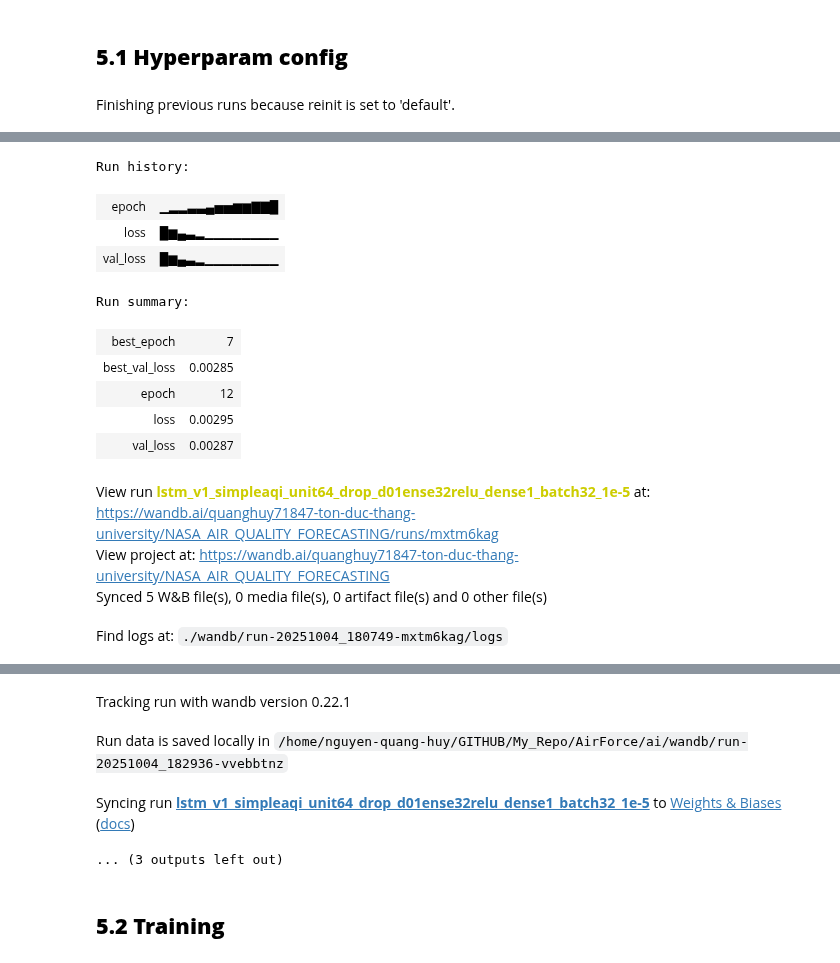
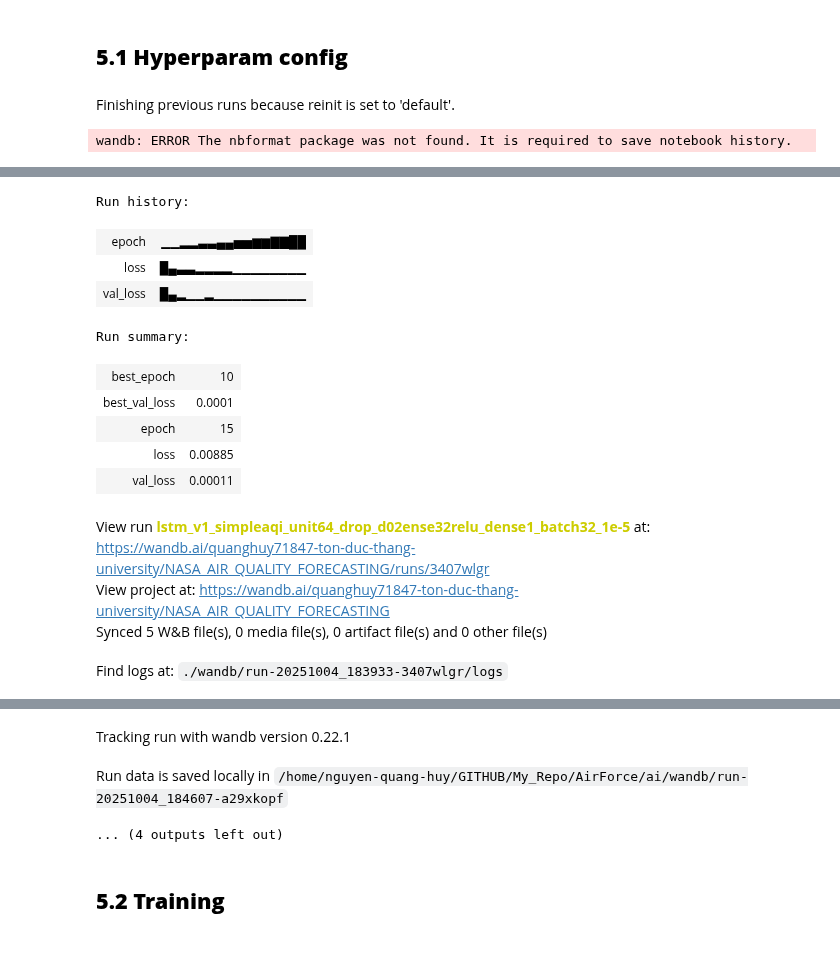
Before and after one commit to DanielNguyen-05/AirForce, a Jupyter notebook: ai/lstm_v1.ipynb, the cells around one changed output, grey strips where cells are left out. Drawn from its saved outputs; the diff is of its cells as text; code cells hidden in the pictures.

```diff
--- a/ai/lstm_v1.ipynb
+++ b/ai/lstm_v1.ipynb
@@ -369,39 +385,39 @@ X_train, X_test, y_train, y_test, dates_train, dates_test = train_test_split(
 # %% [markdown]
 ## **5.1 Hyperparam config**
 # %%
-wandb.init(project="NASA_AIR_QUALITY_FORECASTING", name="lstm_v1_simpleaqi_unit64_drop_d01ense32relu_dense1_batch32_1e-5",     config={
+wandb.init(project="NASA_AIR_QUALITY_FORECASTING", name="lstm_v1_simpleaqi_unit64_drop_d02ense32relu_dense1_batch32_1e-5",     config={
         "model": "LSTM",
         "units": 64,
-        "dropout": 0.1,
+        "dropout": 0.2,
         "batch_size": 32,
         "epochs": 50,
         "dense_units": 32,
         "loss": "mse",
         "optimizer": "adam",
         "learning_rate": 1e-5
     })
 # %% [output]
 Finishing previous runs because reinit is set to 'default'.
+wandb: ERROR The nbformat package was not found. It is required to save notebook history.
 [interactive output not drawn]
-Run history:
+Run history:
-| epoch | ▁▂▂▃▃▄▅▅▆▆▇▇█ |
-| loss | █▆▄▃▂▁▁▁▁▁▁▁▁ |
-| val_loss | █▆▄▃▂▁▁▁▁▁▁▁▁ |
+| epoch | ▁▁▂▂▃▃▄▄▅▅▆▆▇▇██ |
+| loss | █▄▃▃▂▂▂▂▁▁▁▁▁▁▁▁ |
+| val_loss | █▄▂▁▁▂▁▁▁▁▁▁▁▁▁▁ |
-Run summary:
+Run summary:
-| best_epoch | 7 |
-| best_val_loss | 0.00285 |
-| epoch | 12 |
-| loss | 0.00295 |
-| val_loss | 0.00287 |
+| best_epoch | 10 |
+| best_val_loss | 0.0001 |
+| epoch | 15 |
+| loss | 0.00885 |
+| val_loss | 0.00011 |
-View run lstm_v1_simpleaqi_unit64_drop_d01ense32relu_dense1_batch32_1e-5 at: https://wandb.ai/quanghuy71847-ton-duc-thang-university/NASA_AIR_QUALITY_FORECASTING/runs/mxtm6kag
+View run lstm_v1_simpleaqi_unit64_drop_d02ense32relu_dense1_batch32_1e-5 at: https://wandb.ai/quanghuy71847-ton-duc-thang-university/NASA_AIR_QUALITY_FORECASTING/runs/3407wlgr
 View project at: https://wandb.ai/quanghuy71847-ton-duc-thang-university/NASA_AIR_QUALITY_FORECASTING
 Synced 5 W&B file(s), 0 media file(s), 0 artifact file(s) and 0 other file(s)
-Find logs at: ./wandb/run-20251004_180749-mxtm6kag/logs
+Find logs at: ./wandb/run-20251004_183933-3407wlgr/logs
 [interactive output not drawn]
 Tracking run with wandb version 0.22.1
-Run data is saved locally in /home/nguyen-quang-huy/GITHUB/My_Repo/AirForce/ai/wandb/run-20251004_182936-vvebbtnz
+Run data is saved locally in /home/nguyen-quang-huy/GITHUB/My_Repo/AirForce/ai/wandb/run-20251004_184607-a29xkopf
-Syncing run lstm_v1_simpleaqi_unit64_drop_d01ense32relu_dense1_batch32_1e-5 to Weights & Biases (docs)
-... (3 outputs left out)
+... (4 outputs left out)
 # %% [markdown]
 ## **5.2 Training**
 # %%
```
Also changed, not shown: parts of 10 cells of this notebook, 21 other files.
